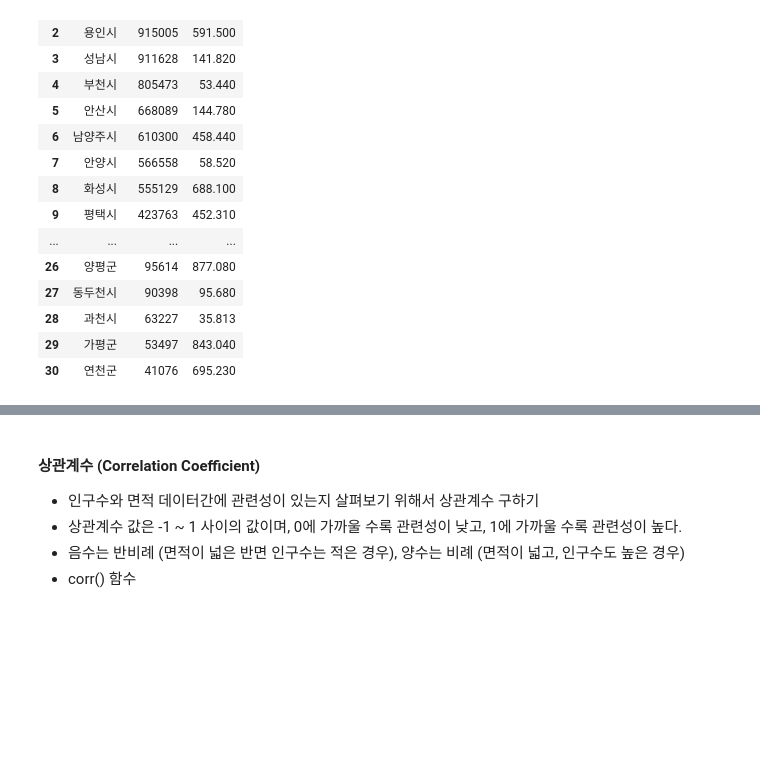
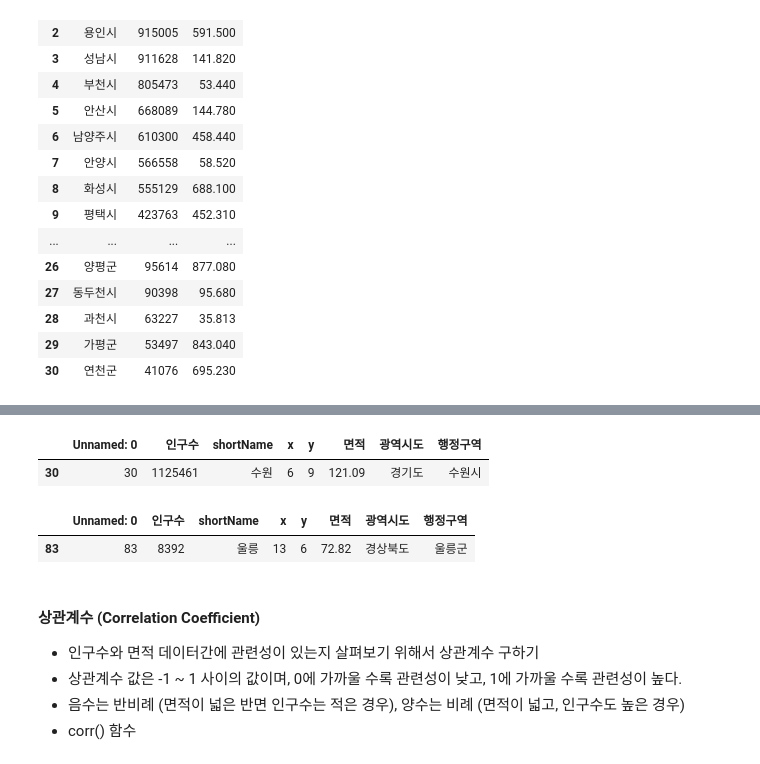
Before and after one commit to Daviswhistle/Python_Webscrapping_Analysis, a Jupyter notebook: 03-1.행정구역정보_분석과시각화.ipynb, the cells around one changed output, grey strips where cells are left out. Saved outputs shown, nothing was run; the diff lists cells and outputs as text; code cells hidden in the pictures; blank space fills up the shorter version.

```diff
--- a/03-1.행정구역정보_분석과시각화.ipynb
+++ b/03-1.행정구역정보_분석과시각화.ipynb
@@ -164,0 +207,12 @@ data.loc[data['광역시도'] == '경기도', ['행정구역', '인구수', '면
+# %%
+pop_max_val = data['인구수'].max()
+data.loc[data['인구수'] == pop_max_val]
+# %% [output]
+|  | Unnamed: 0 | 인구수 | shortName | x | y | 면적 | 광역시도 | 행정구역 |
+| 30 | 30 | 1125461 | 수원 | 6 | 9 | 121.09 | 경기도 | 수원시 |
+# %%
+pop_min_val = data['인구수'].min()
+data.loc[data['인구수'] == pop_min_val]
+# %% [output]
+|  | Unnamed: 0 | 인구수 | shortName | x | y | 면적 | 광역시도 | 행정구역 |
+| 83 | 83 | 8392 | 울릉 | 13 | 6 | 72.82 | 경상북도 | 울릉군 |
```
Also changed, not shown: parts of 4 cells of this notebook, 1 other file.
